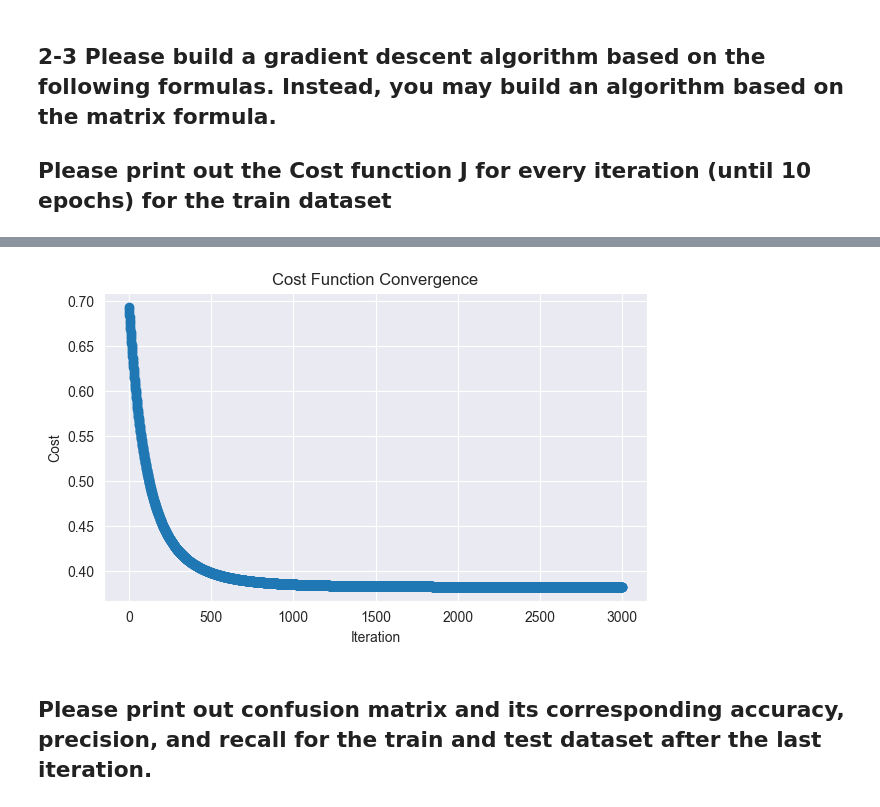
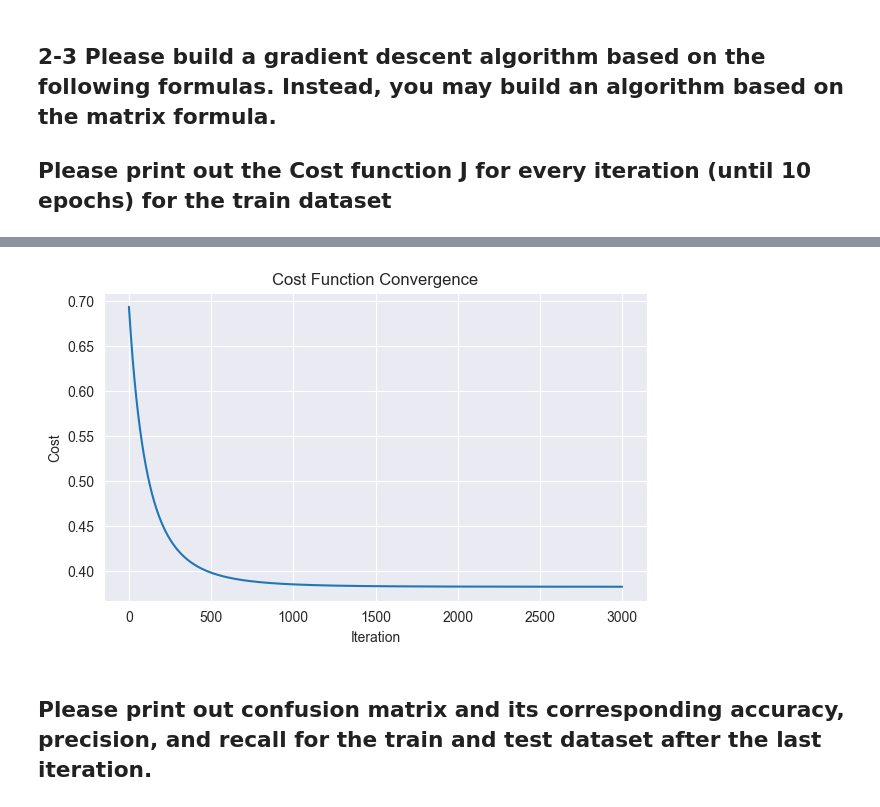
Before and after one commit to anjali-ojha/data-mining, a Jupyter notebook: assignment-3/main.ipynb, the cells around one changed output, grey strips where cells are left out. Saved outputs shown, nothing was run; the diff lists cells and outputs as text; code cells hidden in the pictures.

```diff
--- a/assignment-3/main.ipynb
+++ b/assignment-3/main.ipynb
@@ -504,18 +313,34 @@ class LinearRegressionUsingBatchMethod(LinearRegression):
 
     def __init__(self, alpha=0.01, epochs=1000):
         """
-        Linear Regression Model with Gradient Descent.
+        Linear Regression Model with Gradient Descent with the Matrix Based Cost function
         """
         super().__init__(alpha, epochs)
         print(f"Linear Regression Model with Gradient Descent with Batch Error Initialized with alpha={alpha}, epochs={epochs}")
 
     def compute_cost(self, y_actual, y_predictions):
+        """
+        J(w) = (1 / m) * (errors.T * errors)
+        Where:
+        - errors = y_predictions - y_actual (Element-wise difference between predicted and actual values)
+
+        """
         m = len(y_actual)
         errors = y_predictions - y_actual
-        cost = (1 / (2 * m)) * np.dot(errors.T, errors)
+        cost = (1 /  m) * np.dot(errors.T, errors)
         return cost
 
-
+    def update_weights(self, X, y_actual, y_predictions):
+        """
+        Weights are updated using the gradient descent algorithm:
+            w = w - α * ∂J/∂w
+        Where:
+            - α: Learning rate
+            - ∂J/∂w: Gradient of the cost with respect to the weights
+        """
+        m = len(y_actual)
+        gradient = np.dot(X.T, (y_predictions - y_actual)) / m
+        self.weights -= self.alpha * gradient
 
 
 lr = LinearRegressionUsingBatchMethod(alpha=0.01, epochs=500)
@@ -772,7 +597,6 @@ class LogisticRegression:
         self.num_iterations = num_iterations
         self.func = func
         self.weights = None
-        self.bias = None
         self.costs = []
 
     def logistic_function(self, z):
@@ -787,7 +611,9 @@ class LogisticRegression:
 
     def initialize_parameters(self, num_features):
         self.weights = np.zeros(num_features)
-        self.bias = 0
+
+    def add_intercept(self, X):
+        return np.c_[np.ones(X.shape[0]), X]
 
     def compute_cost(self, y_actual, y_pred):
         num_samples = len(y_actual)
@@ -800,10 +626,14 @@ class LogisticRegression:
         dw = (1 / num_samples) * np.dot(X.T, error)
         db = (1 / num_samples) * np.sum(error)
         self.weights -= self.learning_rate * dw
-        self.bias -= self.learning_rate * db
+
+    def _predict_scores(self, X):
+        linear_model = np.dot(X, self.weights)
+        return self.logistic_function(linear_model)
 
     def predict_scores(self, X):
-        linear_model = np.dot(X, self.weights) + self.bias
+        X = self.add_intercept(X)
+        linear_model = np.dot(X, self.weights)
         return self.logistic_function(linear_model)
 
     def predict(self, X):
@@ -811,23 +641,24 @@ class LogisticRegression:
         return (predictions > 0.5).astype(int)
 
     def fit(self, X, y):
+        X = self.add_intercept(X)
         num_samples, num_features = X.shape
         self.initialize_parameters(num_features)
 
         for i in range(self.num_iterations):
-            predictions = self.predict_scores(X)
+            predictions = self._predict_scores(X)
             self.update_weights(y, predictions, X)
             cost = self.compute_cost(y, predictions)
             self.costs.append(cost)
             if i < 10 or i % (self.num_iterations/10) == 0 or i == self.num_iterations - 1:
-                print(f'Epoch {i + 1}/{self.num_iterations}, Cost: {cost:.4f}')
+                print(f'\t Epoch {i + 1:4} / {self.num_iterations:4}, Cost: {cost:>2.4f}')
 
     def plot_cost(self):
         plt.figure(figsize=(7, 4), dpi=100)
-        plt.plot(range(len(self.costs)), self.costs, marker='o')
+        plt.plot(range(len(self.costs)), self.costs)
         plt.xlabel('Iteration')
         plt.ylabel('Cost')
-        plt.title('Cost Function Convergence')
+        plt.title('Cost Function Convergence for Logistic Regression')
         plt.grid(True)
         plt.show()
 
@@ -859,3 +690,3 @@ Epoch 3000/3000, Cost: 0.3821
-[figure, old version]
+[figure, new version]
 # %% [markdown]
 ## Please print out confusion matrix and its corresponding accuracy, precision, and recall for the train and test dataset after the last iteration.
```
Also changed, not shown: parts of 11 cells of this notebook.
